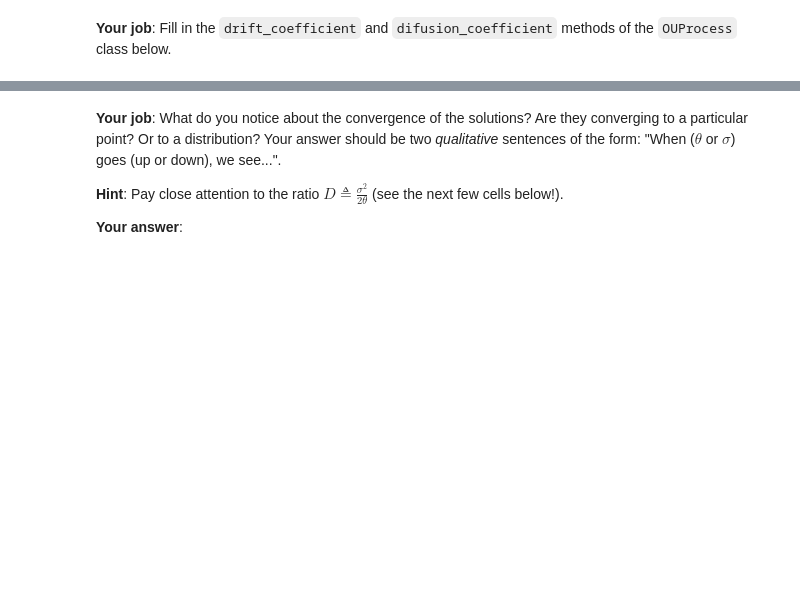
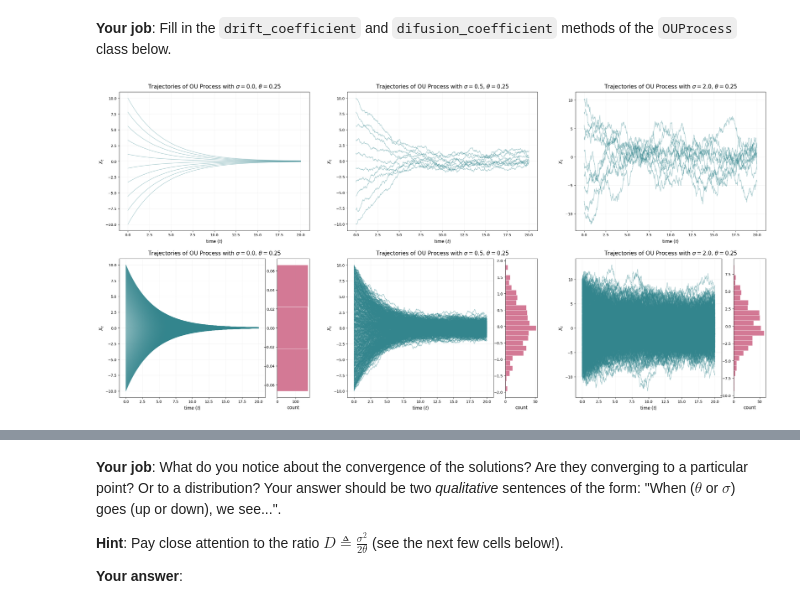
Before and after one commit to Corius77/mit_diffusion_flow_notes, a Jupyter notebook: lab_one.ipynb, the cells around one changed output, grey strips where cells are left out. Saved outputs shown, nothing was run; the diff lists cells and outputs as text; code cells hidden in the pictures; blank space fills up the shorter version.

```diff
--- a/lab_one.ipynb
+++ b/lab_one.ipynb
@@ -339,7 +339,9 @@ class OUProcess(SDE):
         Returns:
             - drift: shape (bs, dim)
         """
-        raise NotImplementedError("Fill me in!")
+        ut = -self.theta * xt
+        ut = ut.to(device)
+        return ut
 
     def diffusion_coefficient(self, xt: torch.Tensor, t: torch.Tensor) -> torch.Tensor:
         """
@@ -350,40 +352,54 @@ class OUProcess(SDE):
         Returns:
             - diffusion: shape (bs, dim)
         """
-        raise NotImplementedError("Fill me in!")
+        return self.sigma * torch.ones_like(xt)
 # %%
+# @title Original cell with OE
 # Try comparing multiple choices side-by-side
 thetas_and_sigmas = [
     (0.25, 0.0),
     (0.25, 0.5),
     (0.25, 2.0),
 ]
-simulation_time = 10.0
+
+# from notes
+# theta = 0.25
+# thetas_and_sigmas = [
+#     (theta, 0.0),
+#     (theta, 0.25),
+#     (theta, 0.5),
+#     (theta, 1.0)
+# ]
+# simulation_time = 10.0
+simulation_time = 20.0 # like in Figure 3
 
 num_plots = len(thetas_and_sigmas)
 fig, axes = plt.subplots(2, num_plots, figsize=(10.5 * num_plots, 15))
+
 
 # Top row: dynamics
 n_traj = 10
 for idx, (theta, sigma) in enumerate(thetas_and_sigmas):
     ou_process = OUProcess(theta, sigma)
     simulator = EulerMaruyamaSimulator(sde=ou_process)
     x0 = torch.linspace(-10.0,10.0,n_traj).view(-1,1).to(device) # Initial values - let's start at zero
     ts = torch.linspace(0.0,simulation_time,1000).to(device) # simulation timesteps
 
     ax = axes[0,idx]
     ax.set_title(f'Trajectories of OU Process with $\\sigma = ${sigma}, $\\theta = ${theta}', fontsize=15)
     plot_trajectories_1d(x0, simulator, ts, ax, show_hist=False)
 
 # Bottom row: distribution
 n_traj = 500
 for idx, (theta, sigma) in enumerate(thetas_and_sigmas):
     ou_process = OUProcess(theta, sigma)
     simulator = EulerMaruyamaSimulator(sde=ou_process)
     x0 = torch.linspace(-10.0,10.0,n_traj).view(-1,1).to(device) # Initial values - let's start at zero
     ts = torch.linspace(0.0,simulation_time,1000).to(device) # simulation timesteps
 
     ax = axes[1,idx]
     ax.set_title(f'Trajectories of OU Process with $\\sigma = ${sigma}, $\\theta = ${theta}', fontsize=15)
     ax = plot_trajectories_1d(x0, simulator, ts, ax, show_hist=True, decouple_hist_axis=True)
 plt.show()
+# %% [output]
+[figure, added]
```
Also changed, not shown: parts of 7 cells of this notebook.
